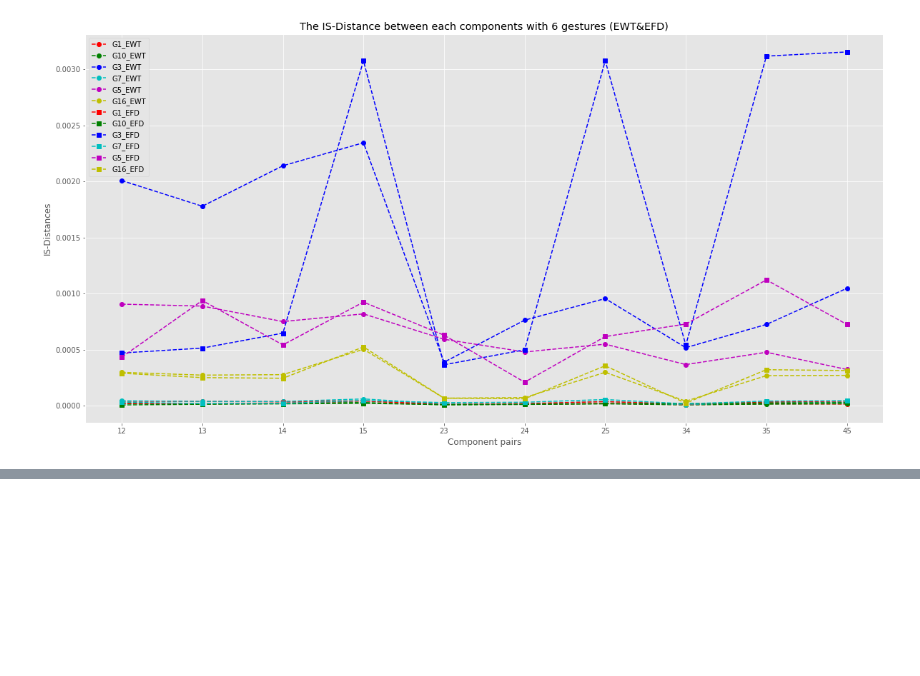
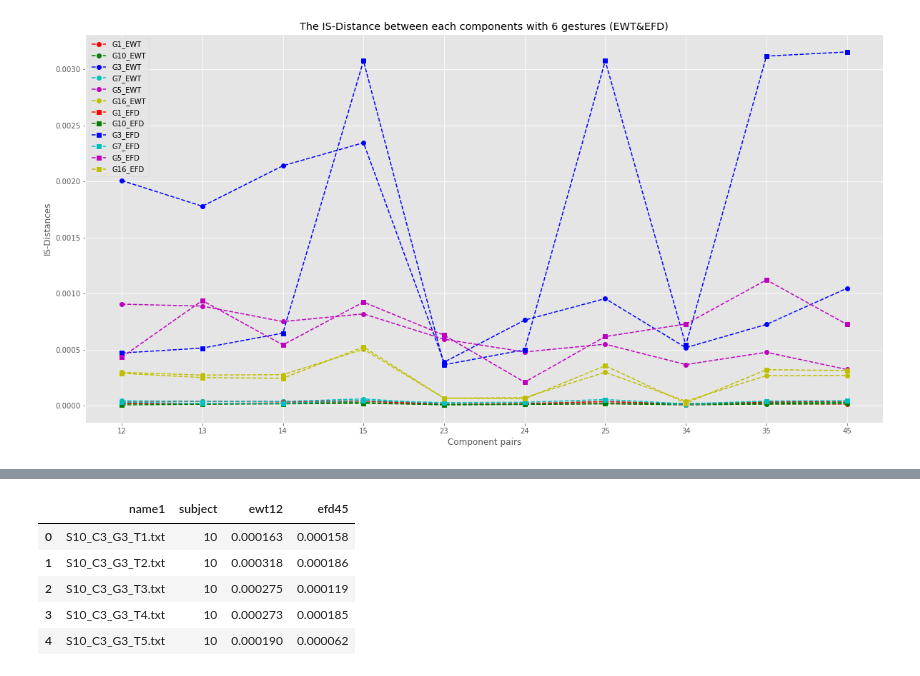
Before and after one commit to chenkecoco1/EMG_Analysis, a Jupyter notebook: Calculate_Distances_of_Components.ipynb, the cells around one changed output, grey strips where cells are left out. Saved outputs shown, nothing was run; the diff lists cells and outputs as text; code cells hidden in the pictures; blank space fills up the shorter version.

```diff
--- a/Calculate_Distances_of_Components.ipynb
+++ b/Calculate_Distances_of_Components.ipynb
@@ -825,0 +906,9 @@ plt.plot()
+# %%
+df_dist_c3g3.head()
+# %% [output]
+|  | name1 | subject | ewt12 | efd45 |
+| 0 | S10_C3_G3_T1.txt | 10 | 0.000163 | 0.000158 |
+| 1 | S10_C3_G3_T2.txt | 10 | 0.000318 | 0.000186 |
+| 2 | S10_C3_G3_T3.txt | 10 | 0.000275 | 0.000119 |
+| 3 | S10_C3_G3_T4.txt | 10 | 0.000273 | 0.000185 |
+| 4 | S10_C3_G3_T5.txt | 10 | 0.000190 | 0.000062 |
```
Also changed, not shown: parts of 10 cells of this notebook.
